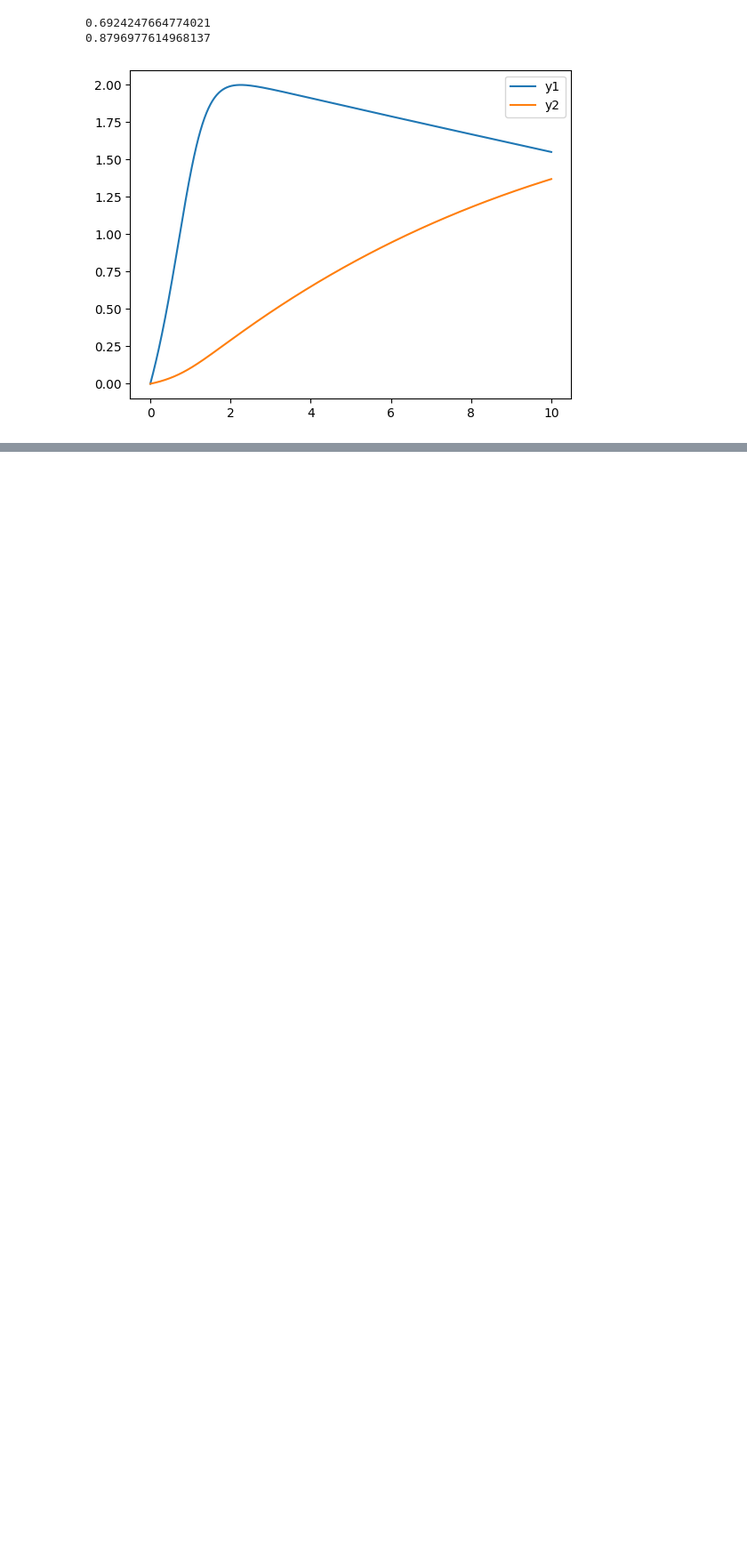
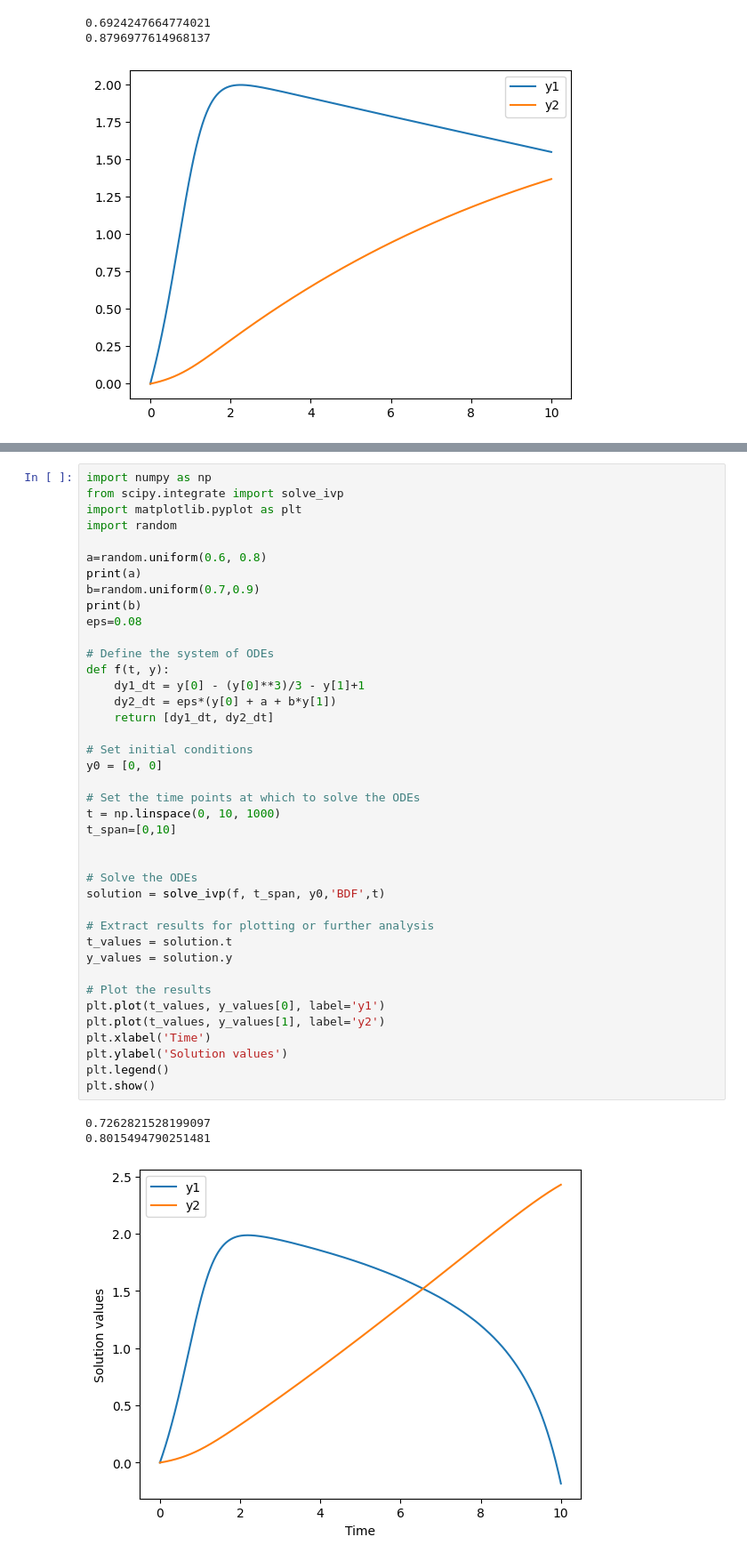
Before and after one commit to Armelle-h/Variance_reduction_Stochastic_Simulation_Project, a Jupyter notebook: Question5a).ipynb, the cells around one changed output, grey strips where cells are left out. Shown at 89% size. Drawn from its saved outputs; the diff is of its cells as text; blank space fills up the shorter version.

```diff
--- a/Question5a).ipynb
+++ b/Question5a).ipynb
@@ -41,0 +107,44 @@ plt.show()
+# %%
+import numpy as np
+from scipy.integrate import solve_ivp
+import matplotlib.pyplot as plt
+import random
+
+a=random.uniform(0.6, 0.8)
+print(a)
+b=random.uniform(0.7,0.9)
+print(b)
+eps=0.08
+
+# Define the system of ODEs
+def f(t, y):
+    dy1_dt = y[0] - (y[0]**3)/3 - y[1]+1
+    dy2_dt = eps*(y[0] + a + b*y[1])
+    return [dy1_dt, dy2_dt]
+
+# Set initial conditions
+y0 = [0, 0]
+
+# Set the time points at which to solve the ODEs
+t = np.linspace(0, 10, 1000)
+t_span=[0,10]
+
+
+# Solve the ODEs
+solution = solve_ivp(f, t_span, y0,'BDF',t)
+
+# Extract results for plotting or further analysis
+t_values = solution.t
+y_values = solution.y
+
+# Plot the results
+plt.plot(t_values, y_values[0], label='y1')
+plt.plot(t_values, y_values[1], label='y2')
+plt.xlabel('Time')
+plt.ylabel('Solution values')
+plt.legend()
+plt.show()
+# %% [output]
+0.7262821528199097
+0.8015494790251481
+[figure, added]
```
Also changed, not shown: parts of 1 cell of this notebook.
